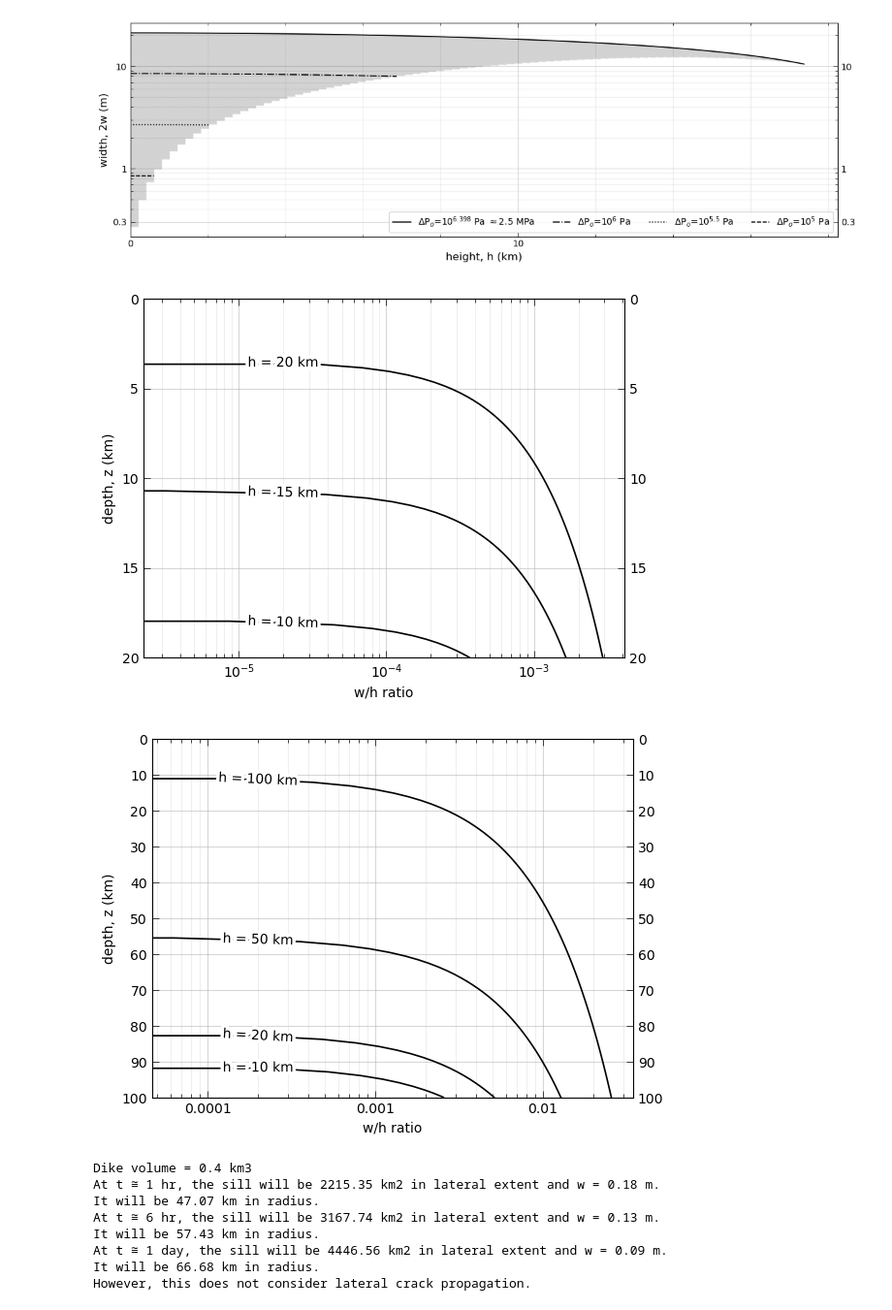
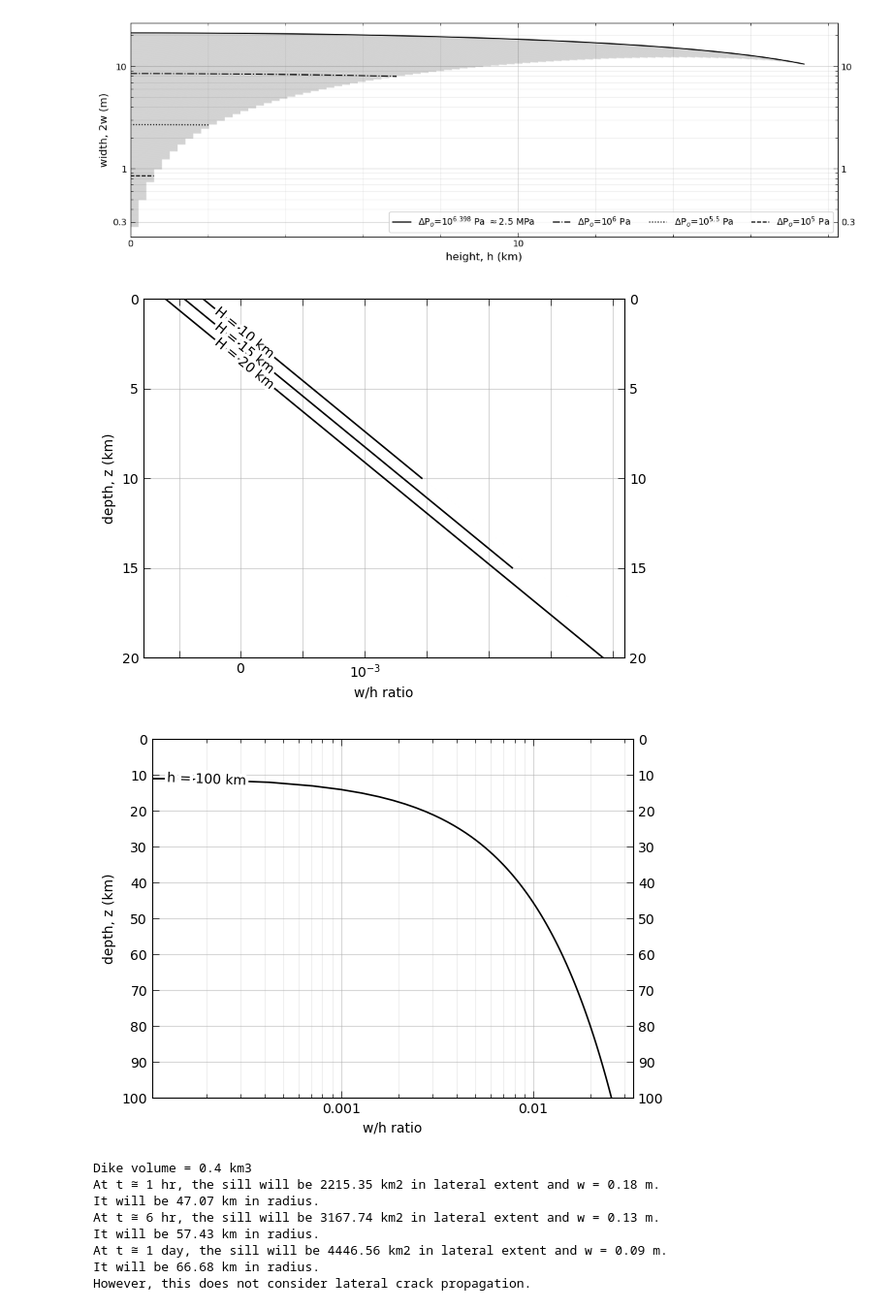
Before and after one commit to CottomR-et-al/Europa-ice-ocean-exchange, a Jupyter notebook: F25_Dikes_Europa.ipynb, the cells around one changed output. Shown at 97% size. Saved outputs shown, nothing was run; the diff lists cells and outputs as text; code cells hidden in the pictures.

```diff
--- a/F25_Dikes_Europa.ipynb
+++ b/F25_Dikes_Europa.ipynb
@@ -674,55 +674,58 @@ plt.xlim(0)
 # %%
 # w/h dike ratio
 
-depths = [10e3, 15e3, 20e3]
-height = 20e3 - z
+thicknesses = [10e3, 15e3, 20e3] # (m) ice shell thicknesses
 
 plt.figure()
 
-for i in range(len(depths)):
-    P0 = rhoi * g * depths[i] # for a shell 20 km thick
+for i in range(len(thicknesses)):
+    z = np.linspace(0, thicknesses[i], 100) # (m) depth
+    height = thicknesses[i] - z # (m) height above the base
+    P0 = rhoi * g * thicknesses[i] # for a shell 20 km thick
     Pf = P0 - rhow * g * height
     sig_x = nu / (1 - nu) * (rhoi * g * z)
     wxh = (Pf - sig_x) / (G / (1 - nu))
-    plt.semilogx(wxh, z/1e3, color='black', lw = 1.2, label=rf'h = {depths[i]/1e3:.0f} km')
+    plt.plot(wxh, z/1e3, color='black', lw = 1.2, label=rf'H = {thicknesses[i]/1e3:.0f} km')
     # plt.semilogx(wxh, z/1e3, color='black', lw = 1.2, label=rf'P$_f$ = {P0/1e6:.2f} MPa')
 
 ax = plt.gca()
 lines = ax.get_lines()
 if lines:
-    labelLines(lines, xvals=[2e-5] , align=True, fontsize=10, color='black')
+    labelLines(lines, xvals=[3e-5] , align=True, fontsize=10, color='black')
 ax = plt.gca()
 ax.yaxis.set_major_formatter(StrMethodFormatter('{x:g}'))
 ax.xaxis.set_major_formatter(LogFormatterMathtext())
 plt.ylabel('depth, z (km)')
 plt.xlabel('w/h ratio')
 plt.ylim(0, 20)
 # plt.xlim(0)
 ax.tick_params(which='major', length=5, width=0.5, direction='in', top=True, right=True, labelright=True)
 ax.tick_params(which='minor', length=3, width=0.5, direction='in', top=True, right=True)
 ax.yaxis.set_major_locator(FixedLocator([0, 5, 10, 15, 20]))
 ax.yaxis.set_minor_formatter(NullFormatter())
 ax.grid(which='major', alpha=0.5)
 ax.grid(which='minor', alpha=0.2)
 ax.invert_yaxis()
 
 ##### h: ice shell thickness
 # %% [output]
-[figure, old version]
+[figure, new version]
 # %%
 plt.figure()
 
-depths = [0, 10e3, 20e3, 50e3, 100e3]
-depth = np.linspace(0, 100e3, 100)
+thicknesses = [10e3, 15e3, 20e3, 100e3] # (m) ice shell thicknesses
 
-for i in range(len(depths)):
-    P0 = rhoi * g * depths[i]
-    height = max_depth - depth
+
+for i in range(len(thicknesses)):
+    z = np.linspace(0, thicknesses[i], 100) # (m) depth
+    height = thicknesses[i] - z # (m) height above the base
+    P0 = rhoi * g * thicknesses[i]
+    height = max_depth - z
     Pf = P0 - rhow * g * height
-    sig_x = nu / (1 - nu) * (depth)
+    sig_x = nu / (1 - nu) * (z)
     wxh = (Pf - sig_x) / (G / (1 - nu))
 
-    plt.semilogx(wxh, depth/1e3, color='black', lw=1.2, label=rf'h = {depths[i]/1e3:.0f} km')
+    plt.semilogx(wxh, z/1e3, color='black', lw=1.2, label=rf'h = {thicknesses[i]/1e3:.0f} km')
 
 ax = plt.gca()
 lines = ax.get_lines()
@@ -745,7 +748,7 @@ ax.invert_yaxis()
 
 ##### h: ice shell thickness
 # %% [output]
-[figure, old version]
+[figure, new version]
 # %%
 # Dimensions for a sill given by Lister & Kerr, balance of elastic and viscous pressures (L&K eqns 21a&b)
 
```
Also changed, not shown: 1 other file.
